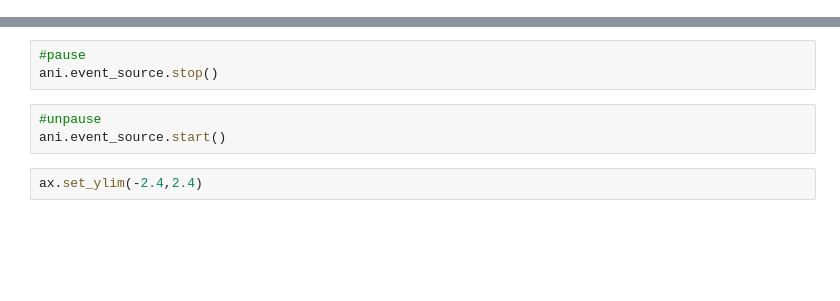
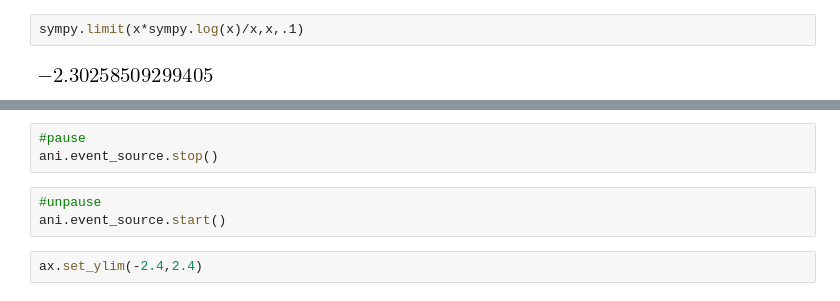
Before and after one commit to torhans/StudyGit, a Jupyter notebook: pib_sim.ipynb, the cells around one changed output, grey strips where cells are left out. Drawn from its saved outputs; the diff is of its cells as text; blank space fills up the shorter version.

```diff
--- a/pib_sim.ipynb
+++ b/pib_sim.ipynb
@@ -1,3 +34,7 @@
+# %%
+sympy.limit(x*sympy.log(x)/x,x,.1)
+# %% [output]
+[figure, added]
 # %%
 """
 Animation of Elastic collisions with Gravity
```
Also changed, not shown: parts of 9 cells of this notebook.
